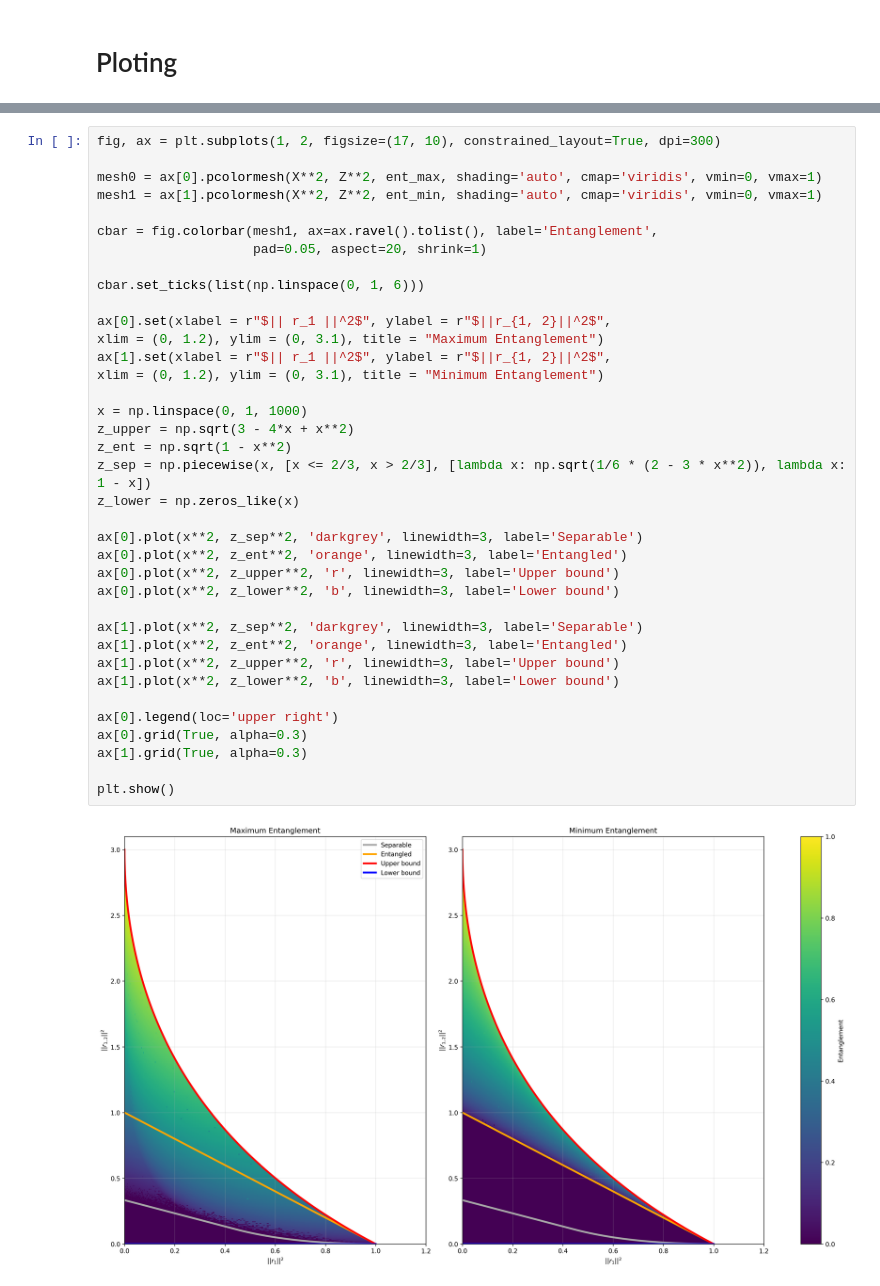
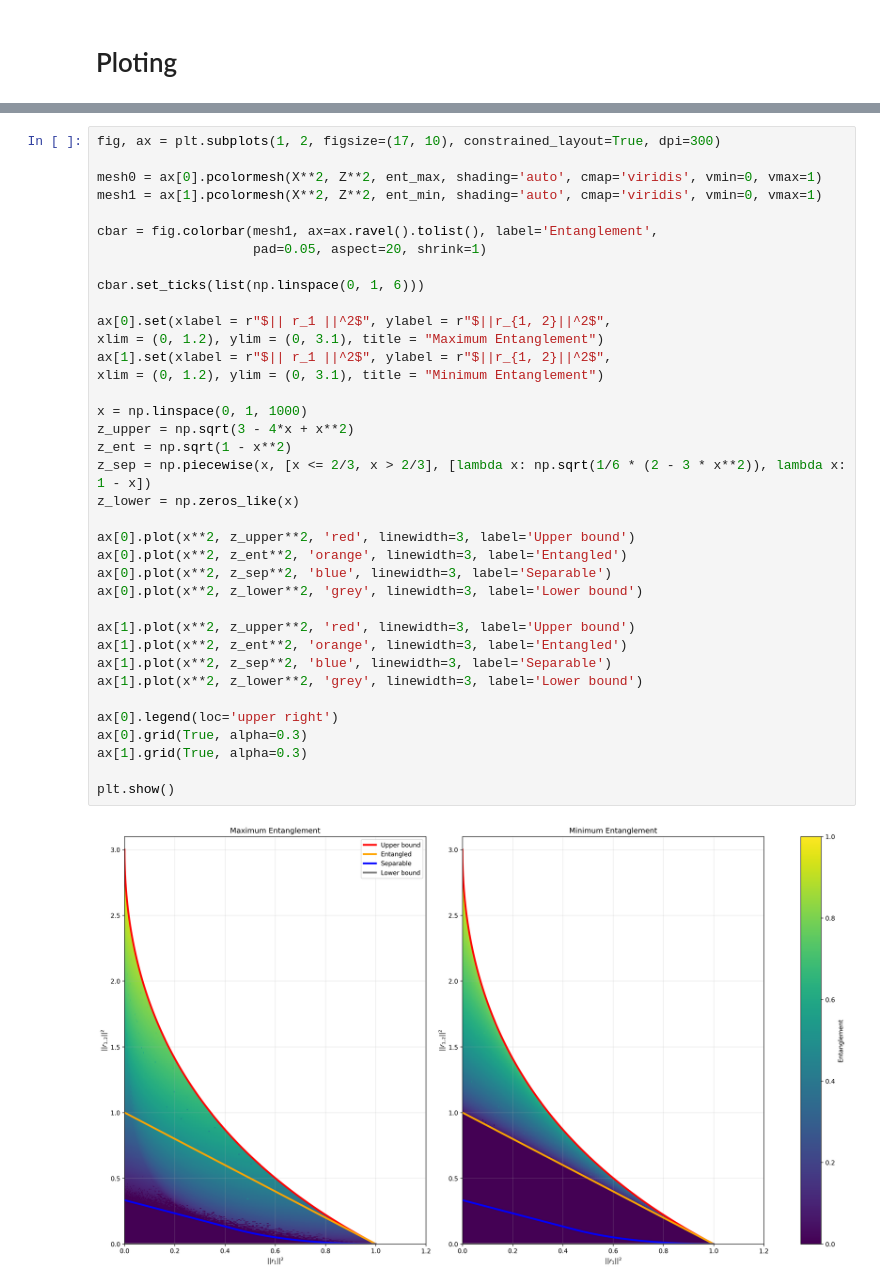
Before and after one commit to Garcia-Velo/-2024--bloch-lengths, a Jupyter notebook: notebooks/post/two_qubits/xz_plane.ipynb, the cells around one changed output, grey strips where cells are left out. Cells and saved outputs as stored; diff of their text form.

```diff
--- a/notebooks/post/two_qubits/xz_plane.ipynb
+++ b/notebooks/post/two_qubits/xz_plane.ipynb
@@ -72,37 +72,37 @@ fig, ax = plt.subplots(1, 2, figsize=(17, 10), constrained_layout=True, dpi=300)
 
 mesh0 = ax[0].pcolormesh(X**2, Z**2, ent_max, shading='auto', cmap='viridis', vmin=0, vmax=1)
 mesh1 = ax[1].pcolormesh(X**2, Z**2, ent_min, shading='auto', cmap='viridis', vmin=0, vmax=1)
 
 cbar = fig.colorbar(mesh1, ax=ax.ravel().tolist(), label='Entanglement',
                     pad=0.05, aspect=20, shrink=1)
 
 cbar.set_ticks(list(np.linspace(0, 1, 6)))
 
 ax[0].set(xlabel = r"$|| r_1 ||^2$", ylabel = r"$||r_{1, 2}||^2$",
 xlim = (0, 1.2), ylim = (0, 3.1), title = "Maximum Entanglement")
 ax[1].set(xlabel = r"$|| r_1 ||^2$", ylabel = r"$||r_{1, 2}||^2$",
 xlim = (0, 1.2), ylim = (0, 3.1), title = "Minimum Entanglement")
 
 x = np.linspace(0, 1, 1000)
 z_upper = np.sqrt(3 - 4*x + x**2)
 z_ent = np.sqrt(1 - x**2)
 z_sep = np.piecewise(x, [x <= 2/3, x > 2/3], [lambda x: np.sqrt(1/6 * (2 - 3 * x**2)), lambda x: 1 - x])
 z_lower = np.zeros_like(x)
 
-ax[0].plot(x**2, z_sep**2, 'darkgrey', linewidth=3, label='Separable')
+ax[0].plot(x**2, z_upper**2, 'red', linewidth=3, label='Upper bound')
 ax[0].plot(x**2, z_ent**2, 'orange', linewidth=3, label='Entangled')
-ax[0].plot(x**2, z_upper**2, 'r', linewidth=3, label='Upper bound')
-ax[0].plot(x**2, z_lower**2, 'b', linewidth=3, label='Lower bound')
+ax[0].plot(x**2, z_sep**2, 'blue', linewidth=3, label='Separable')
+ax[0].plot(x**2, z_lower**2, 'grey', linewidth=3, label='Lower bound')
 
-ax[1].plot(x**2, z_sep**2, 'darkgrey', linewidth=3, label='Separable')
+ax[1].plot(x**2, z_upper**2, 'red', linewidth=3, label='Upper bound')
 ax[1].plot(x**2, z_ent**2, 'orange', linewidth=3, label='Entangled')
-ax[1].plot(x**2, z_upper**2, 'r', linewidth=3, label='Upper bound')
-ax[1].plot(x**2, z_lower**2, 'b', linewidth=3, label='Lower bound')
+ax[1].plot(x**2, z_sep**2, 'blue', linewidth=3, label='Separable')
+ax[1].plot(x**2, z_lower**2, 'grey', linewidth=3, label='Lower bound')
 
 ax[0].legend(loc='upper right')
 ax[0].grid(True, alpha=0.3)
 ax[1].grid(True, alpha=0.3)
 
 plt.show()
 # %% [output]
-[figure, old version]
+[figure, new version]
```
Also changed, not shown: parts of 1 cell of this notebook, 6 other files.
